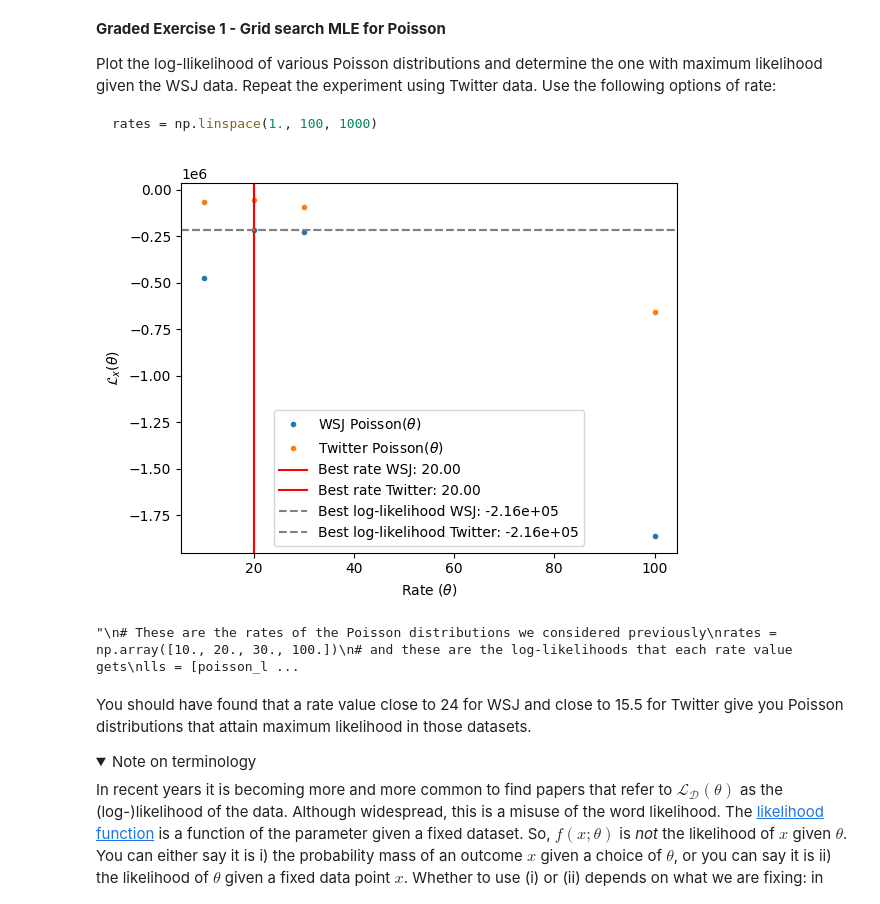
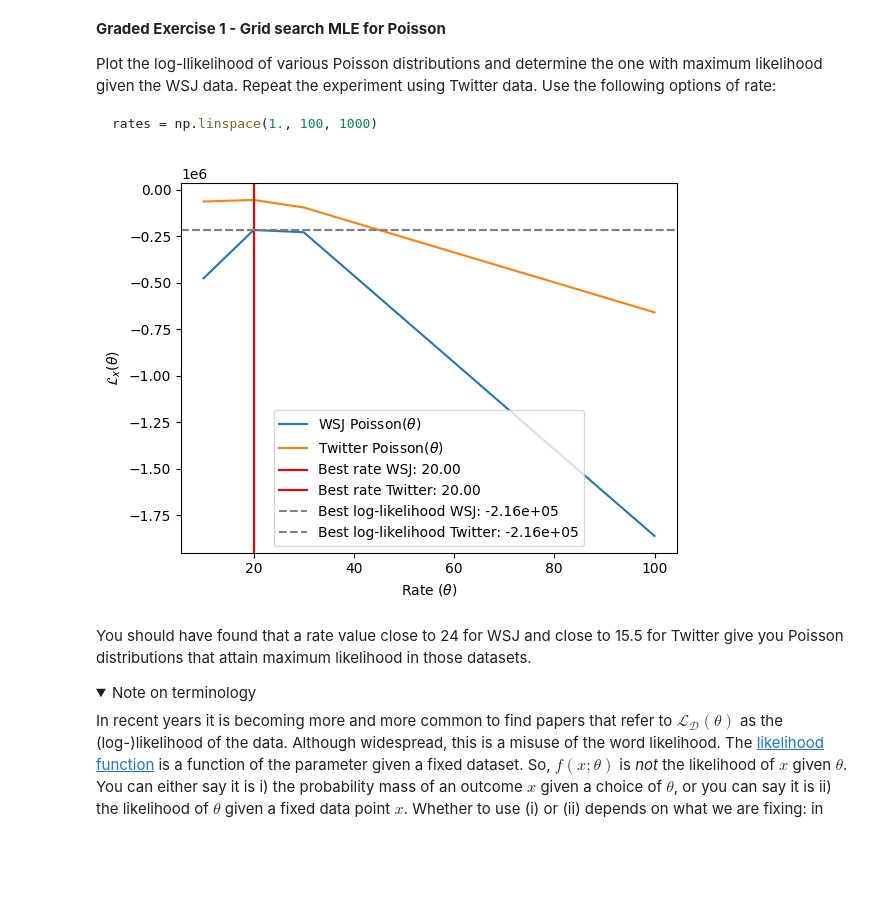
Before and after one commit to xsznr/NTMI, a Jupyter notebook: T1.ipynb, the cells around one changed output. Cells and saved outputs as stored; diff of their text form; code cells hidden in the pictures; folded sections open; blank space fills up the shorter version.

```diff
--- a/T1.ipynb
+++ b/T1.ipynb
@@ -992,50 +992,32 @@ rates = np.linspace(1., 100, 1000)
 # %%
 # CONTRIBUTE YOUR SOLUTION/CODE
 
 lls_wsj = [poisson_log_likelihood(rate, wsj_lens) for rate in rates]
 lls_twitter = [poisson_log_likelihood(rate, twitter_lens) for rate in rates]
 
 #plt.plot(rates, lls, '.', label=r'Poisson($\theta$)')
-plt.plot(rates, lls_wsj, '.', label=r'WSJ Poisson($\theta$)')
-plt.plot(rates, lls_twitter, '.', label=r'Twitter Poisson($\theta$)')
+plt.plot(rates, lls_wsj, label=r'WSJ Poisson($\theta$)')
+plt.plot(rates, lls_twitter, label=r'Twitter Poisson($\theta$)')
 
 argmax_wsj = np.argmax(lls_wsj)
 argmax_twitter = np.argmax(lls_twitter)
 
 best_rate_wsj = rates[argmax_wsj]
 best_rate_twitter = rates[argmax_twitter]
 
 plt.axvline(best_rate_wsj, c='r', label=f'Best rate WSJ: {best_rate_wsj:.2f}')
 plt.axvline(best_rate_twitter, c='r', label=f'Best rate Twitter: {best_rate_twitter:.2f}')
 
 plt.axhline(lls[argmax_wsj], c='gray', linestyle='dashed', label=f'Best log-likelihood WSJ: {lls[argmax_wsj]:.2e}')
 plt.axhline(lls[argmax_twitter], c='gray', linestyle='dashed', label=f'Best log-likelihood Twitter: {lls[argmax_twitter]:.2e}')
 
 plt.ylabel(r'$\mathcal{L}_x(\theta)$')
 plt.xlabel(r'Rate ($\theta$)')
 
 plt.legend()
 plt.show()
-
-
-
-'''
-# These are the rates of the Poisson distributions we considered previously
-rates = np.array([10., 20., 30., 100.])
-# and these are the log-likelihoods that each rate value gets
-lls = [poisson_log_likelihood(rate, wsj_lens) for rate in rates]
-_ = plt.plot(rates, lls, '.', label=r'Poisson($\theta$)')
-argmax = np.argmax(lls)
-best_rate = rates[argmax]
-_ = plt.axvline(best_rate, c='r', label=f'Best rate: {best_rate:.2f}')
-_ = plt.axhline(lls[argmax], c='gray', linestyle='dashed', label=f'Best log-likelihood: {lls[argmax]:.2e}')
-_ = plt.ylabel(r'$\mathcal{L}_x(\theta)$')
-_ = plt.xlabel(r'Rate ($\theta$)')
-_ = plt.legend()
-'''
 # %% [output]
-[figure, old version]
+[figure, new version]
-"\n# These are the rates of the Poisson distributions we considered previously\nrates = np.array([10., 20., 30., 100.])\n# and these are the log-likelihoods that each rate value gets\nlls = [poisson_l ...
 # %% [markdown]
 You should have found that a rate value close to 24 for WSJ and close to 15.5 for Twitter give you Poisson distributions that attain maximum likelihood in those datasets.
 
```
Also changed, not shown: parts of 5 cells of this notebook.
